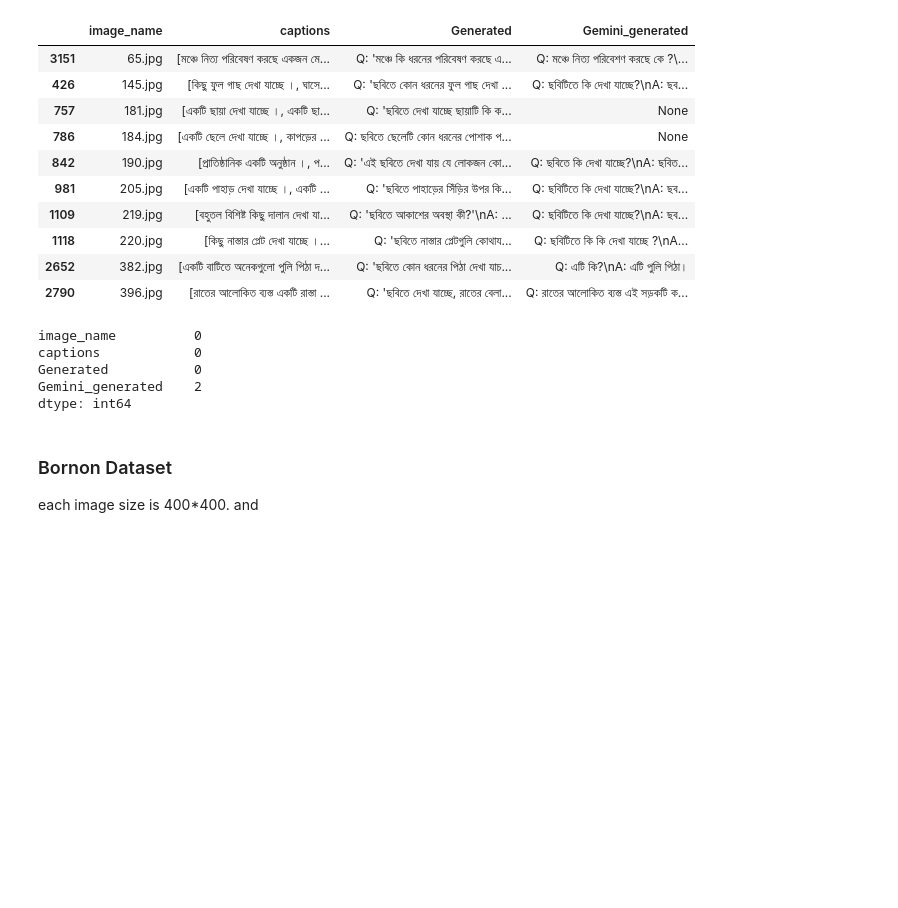
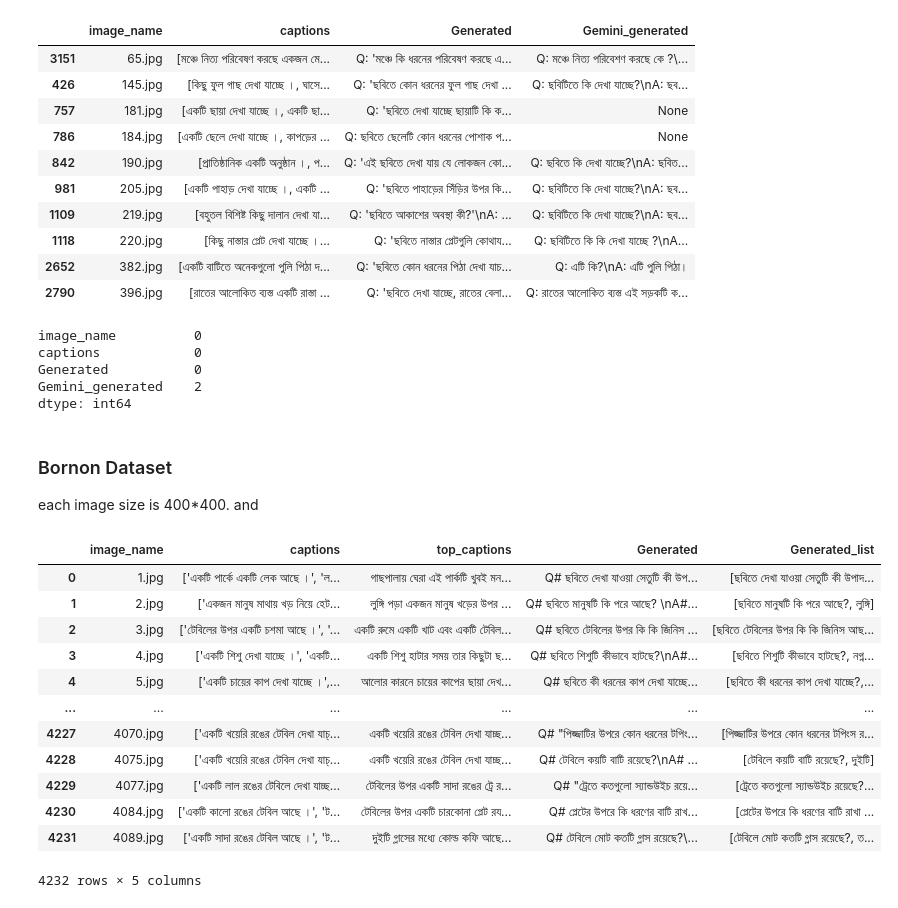
Before and after one commit to souroveskb/VQA, a Jupyter notebook: data_validation_bornon.ipynb, the cells around one changed output. Drawn from its saved outputs; the diff is of its cells as text; code cells hidden in the pictures; blank space fills up the shorter version.

```diff
--- a/data_validation_bornon.ipynb
+++ b/data_validation_bornon.ipynb
@@ -409,3 +409,42 @@ for i in images:
 ### Bornon Dataset
 each image size is 400*400.
 and
+# %%
+df = pd.read_csv("dataset/generated_bornon.csv")
+# %%
+dummy = df#[df['image_name'] == '237.jpg']
+# strs = dummy.iloc[0]['Generated']
+# strs = strs + "Q# ছবিতে সময়টা কি কোনো বিশেষ পর্যায়ে আছে?\nA# সূর্যাস্তের"
+
+# strs.split('#')
+# %%
+def split_qa_string(qa_string):
+    parts = qa_string.split('A#')
+
+    question = parts[0].replace('Q# ', '').strip().strip('",')
+    answer = parts[1].strip().strip('"')
+
+    if len(parts) != 2:
+        print((parts))
+        question2 = parts[2].replace('Q# ', '').strip().strip('",')
+        answer2 = parts[3].strip().strip('"')
+        # print(question2, answer2)
+    return [question, answer]
+# %%
+dummy['Generated_list'] = dummy['Generated'].apply(split_qa_string)
+# %%
+dummy
+# %% [output]
+|  | image_name | captions | top_captions | Generated | Generated_list |
+| 0 | 1.jpg | ['একটি পার্কে একটি লেক আছে ।', 'ল... | গাছপালায় ঘেরা এই পার্কটি খুবই মন... | Q# ছবিতে দেখা যাওয়া সেতুটি কী উপ... | [ছবিতে দেখা যাওয়া সেতুটি কী উপাদ... |
+| 1 | 2.jpg | ['একজন মানুষ মাথায় খড় নিয়ে হেট... | লুঙ্গি পড়া একজন মানুষ খড়ের উপর ... | Q# ছবিতে মানুষটি কি পরে আছে? \nA#... | [ছবিতে মানুষটি কি পরে আছে?, লুঙ্গি] |
+| 2 | 3.jpg | ['টেবিলের উপর একটি চশমা আছে ।', '... | একটি রুমে একটি খাট এবং একটি টেবিল... | Q# ছবিতে টেবিলের উপর কি কি জিনিস ... | [ছবিতে টেবিলের উপর কি কি জিনিস আছ... |
+| 3 | 4.jpg | ['একটি শিশু দেখা যাচ্ছে ।', 'একটি... | একটি শিশু হাটার সময় তার কিছুটা ছ... | Q# ছবিতে শিশুটি কীভাবে হাটছে?\nA#... | [ছবিতে শিশুটি কীভাবে হাটছে?, নগ্ন... |
+| 4 | 5.jpg | ['একটি চায়ের কাপ দেখা যাচ্ছে ।',... | আলোর কারনে চায়ের কাপের ছায়া দেখ... | Q# ছবিতে কী ধরনের কাপ দেখা যাচ্ছে... | [ছবিতে কী ধরনের কাপ দেখা যাচ্ছে?,... |
+| ... | ... | ... | ... | ... | ... |
+| 4227 | 4070.jpg | ['একটি খয়েরি রঙের টেবিল দেখা যাচ্... | একটি খয়েরি রঙের টেবিল দেখা যাচ্ছ... | Q# "পিজ্জাটির উপরে কোন ধরনের টপিং... | [পিজ্জাটির উপরে কোন ধরনের টপিংস র... |
+| 4228 | 4075.jpg | ['একটি খয়েরি রঙের টেবিল দেখা যাচ্... | একটি খয়েরি রঙের টেবিল দেখা যাচ্ছ... | Q# টেবিলে কয়টি বাটি রয়েছে?\nA# ... | [টেবিলে কয়টি বাটি রয়েছে?, দুইটি] |
+| 4229 | 4077.jpg | ['একটি লাল রঙের টেবিলে দেখা যাচ্ছ... | টেবিলের উপর একটি সাদা রঙের ট্রে র... | Q# "ট্রেতে কতগুলো স্যান্ডউইচ রয়ে... | [ট্রেতে কতগুলো স্যান্ডউইচ রয়েছে?... |
+| 4230 | 4084.jpg | ['একটি কালো রঙের টেবিল আছে ।', 'ট... | টেবিলের উপর একটি চারকোনা প্লেট রয... | Q# প্লেটের উপরে কি ধরণের বাটি রাখ... | [প্লেটের উপরে কি ধরণের বাটি রাখা ... |
+| 4231 | 4089.jpg | ['একটি সাদা রঙের টেবিল আছে ।', 'ট... | দুইটি গ্লাসের মধ্যে কোল্ড কফি আছে... | Q# টেবিলে মোট কতটি গ্লাস রয়েছে?\... | [টেবিলে মোট কতটি গ্লাস রয়েছে?, ত... |
+4232 rows × 5 columns
```
Also changed, not shown: parts of 7 cells of this notebook, 2 other files.
